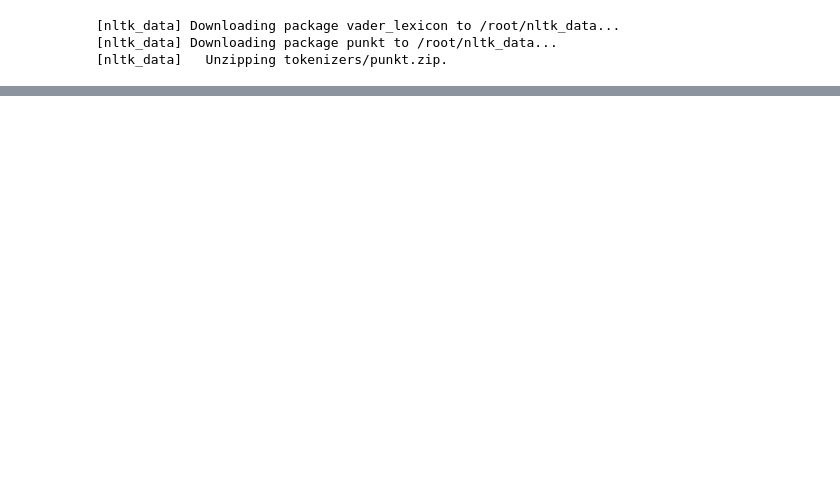
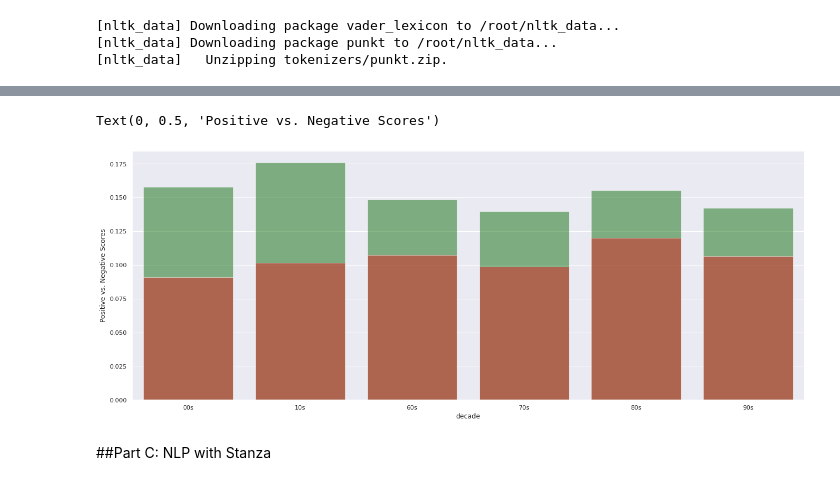
Before and after one commit to admndrsn/dylan, a Jupyter notebook: BD_Sentiment.ipynb, the cells around one changed output, grey strips where cells are left out. Saved outputs shown, nothing was run; the diff lists cells and outputs as text; code cells hidden in the pictures; blank space fills up the shorter version.

```diff
--- a/BD_Sentiment.ipynb
+++ b/BD_Sentiment.ipynb
@@ -380,0 +404,10 @@ df
+# %%
+df = pd.DataFrame()
+
+sns.barplot(x=data_grouped.index, y="Positive", data=data_grouped, alpha=0.5, color='green')
+sns.barplot(x=data_grouped.index, y="Negative", data=data_grouped, alpha=0.5, color='red')
+sns.set(rc={'figure.figsize':(15,6)})
+plt.ylabel("Positive vs. Negative Scores")
+# %% [output]
+Text(0, 0.5, 'Positive vs. Negative Scores')
+[figure, added]
@@ -380,0 +455,2 @@ df
+# %% [markdown]
+##Part C: NLP with Stanza
```
Also changed, not shown: parts of 61 cells of this notebook.
